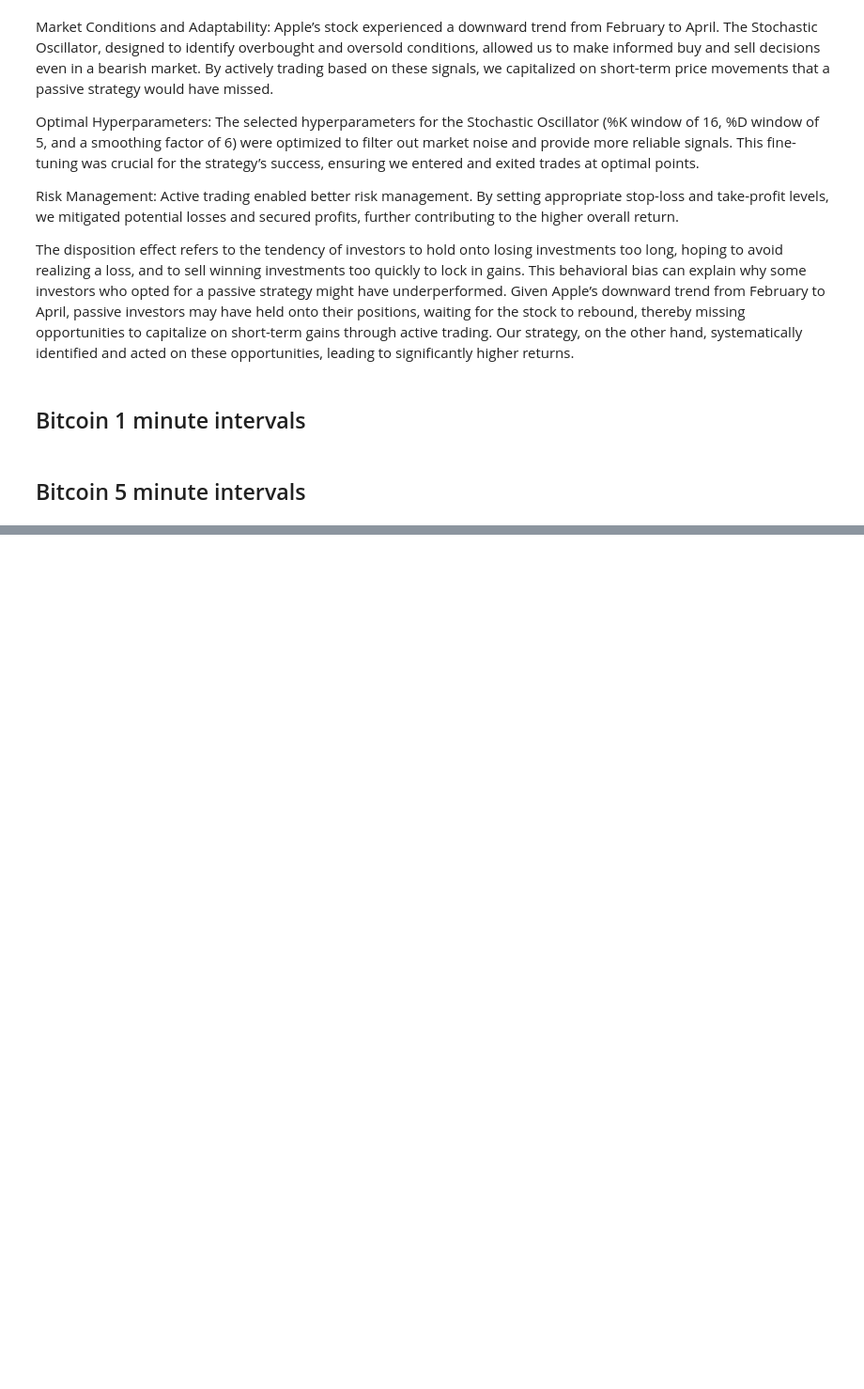
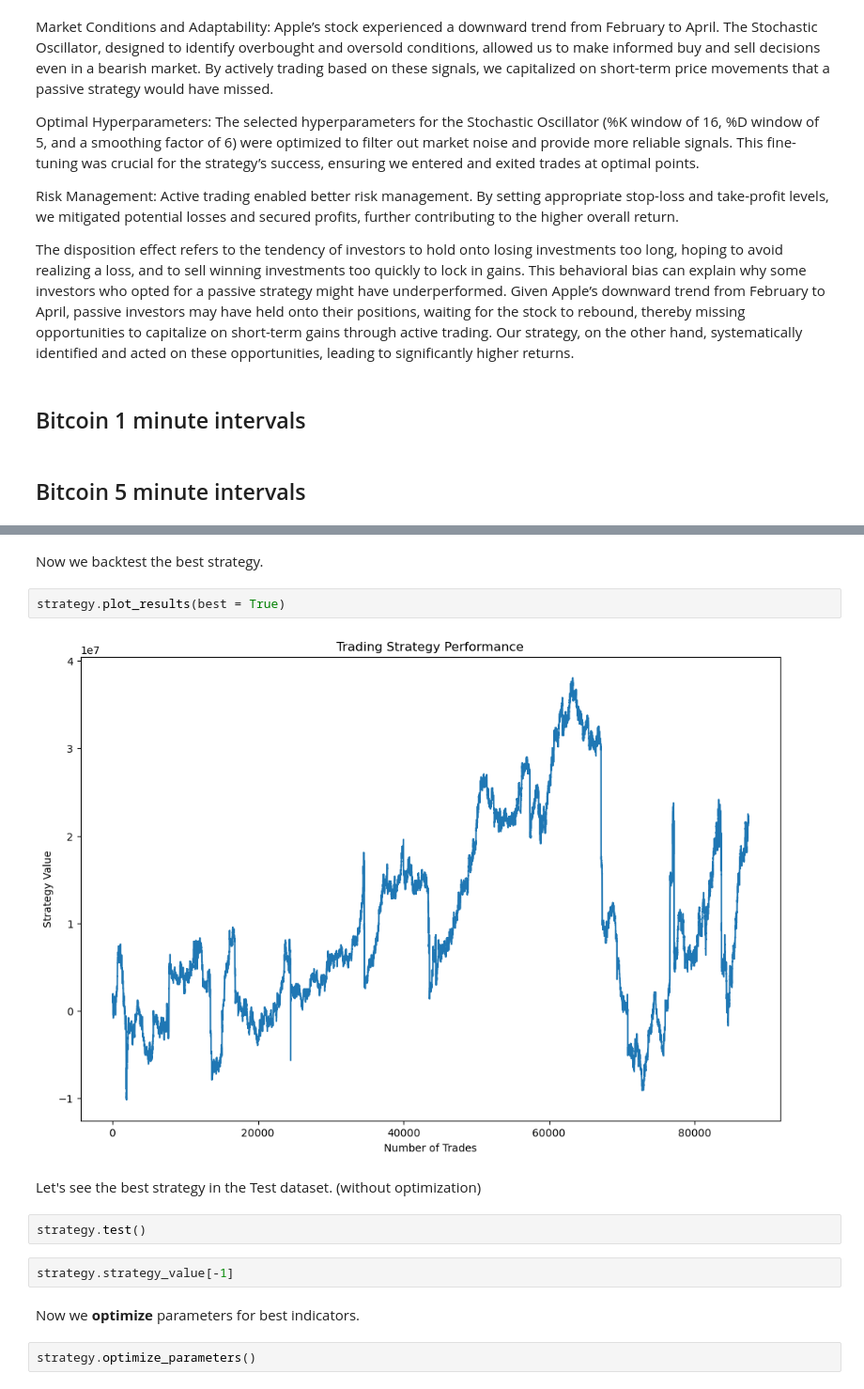
Before and after one commit to alfredobau21/proyecto_trading, a Jupyter notebook: Project 2 Technical Analysis/Report.ipynb, the cells around one changed output, grey strips where cells are left out. Shown: that part at 94% size. Cells and saved outputs as stored; diff of their text form; blank space fills up the shorter version.

```diff
--- a/Project 2 Technical Analysis/Report.ipynb
+++ b/Project 2 Technical Analysis/Report.ipynb
@@ -317,0 +260,16 @@ strategy.run_combinations()
+# %% [markdown]
+Now we backtest the best strategy.
+# %%
+strategy.plot_results(best = True)
+# %% [output]
+[figure, added]
+# %% [markdown]
+Let's see the best strategy in the Test dataset. (without optimization)
+# %%
+strategy.test()
+# %%
+strategy.strategy_value[-1]
+# %% [markdown]
+Now we **optimize** parameters for best indicators.
+# %%
+strategy.optimize_parameters()
```
Also changed, not shown: parts of 33 cells of this notebook, 1 other file.
